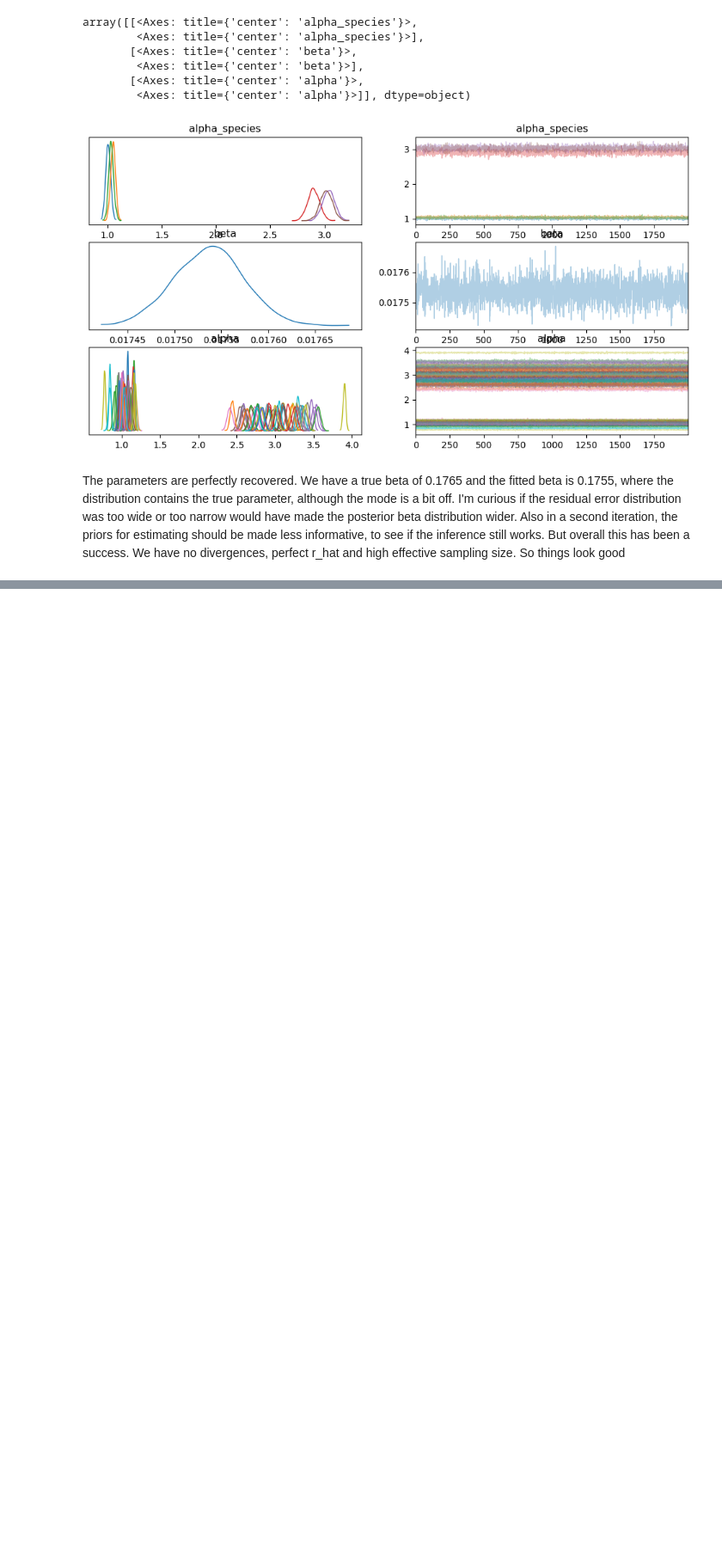
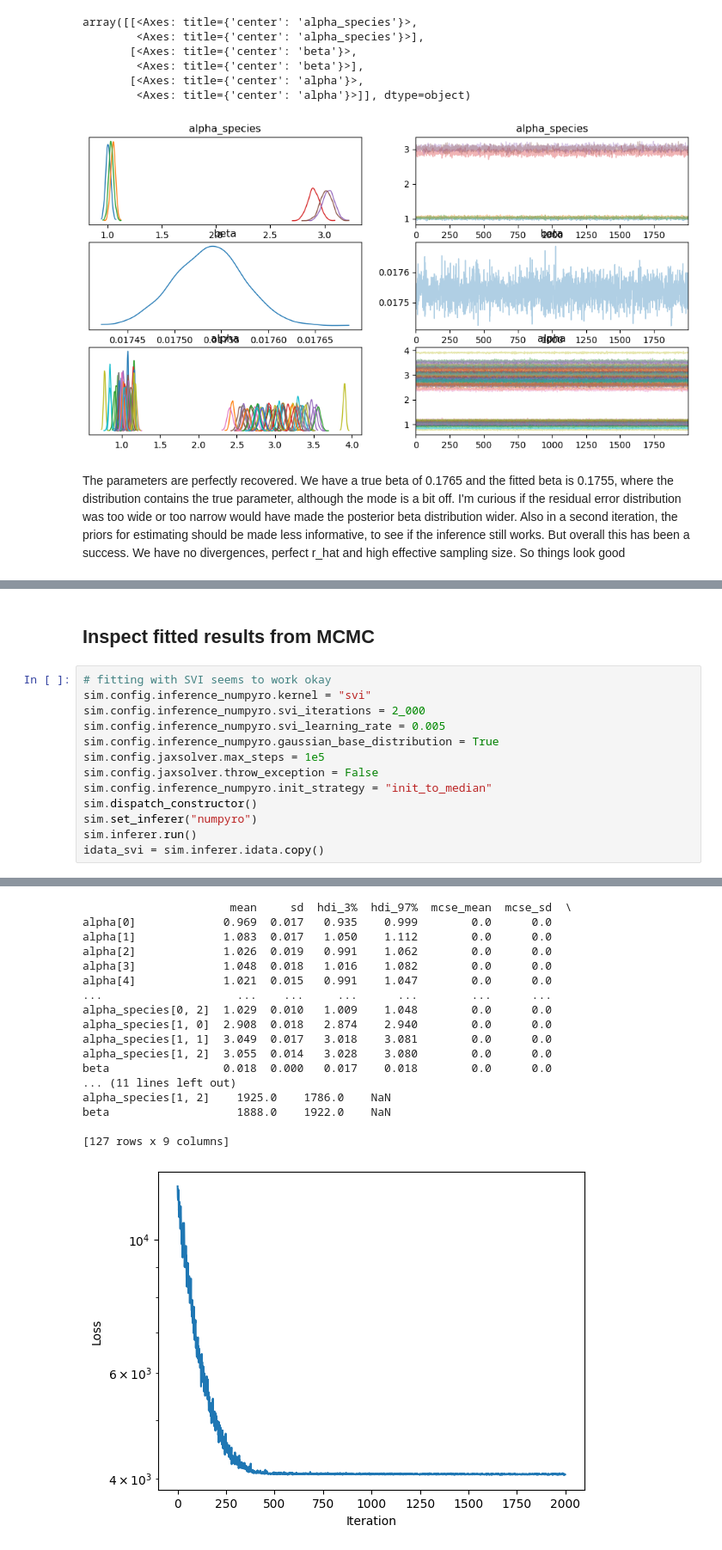
Before and after one commit to flo-schu/pymob, a Jupyter notebook: case_studies/test_case_study/scripts/hierarchical_model.ipynb, the cells around one changed output, grey strips where cells are left out. Shown: that part at 86% size. Drawn from its saved outputs; the diff is of its cells as text; blank space fills up the shorter version.

```diff
--- a/case_studies/test_case_study/scripts/hierarchical_model.ipynb
+++ b/case_studies/test_case_study/scripts/hierarchical_model.ipynb
@@ -333,0 +305,16 @@ Inference data with groups:
+# %% [markdown]
+## Inspect fitted results from MCMC
+# %%
+# fitting with SVI seems to work okay
+sim.config.inference_numpyro.kernel = "svi"
+sim.config.inference_numpyro.svi_iterations = 2_000
+sim.config.inference_numpyro.svi_learning_rate = 0.005
+sim.config.inference_numpyro.gaussian_base_distribution = True
+sim.config.jaxsolver.max_steps = 1e5
+sim.config.jaxsolver.throw_exception = False
+sim.config.inference_numpyro.init_strategy = "init_to_median"
+sim.dispatch_constructor()
+sim.set_inferer("numpyro")
+sim.inferer.run()
+idata_svi = sim.inferer.idata.copy()
+# %% [output]
@@ -333,0 +335,18 @@ Inference data with groups:
+                      mean     sd  hdi_3%  hdi_97%  mcse_mean  mcse_sd  \
+alpha[0]             0.969  0.017   0.935    0.999        0.0      0.0
+alpha[1]             1.083  0.017   1.050    1.112        0.0      0.0
+alpha[2]             1.026  0.019   0.991    1.062        0.0      0.0
+alpha[3]             1.048  0.018   1.016    1.082        0.0      0.0
+alpha[4]             1.021  0.015   0.991    1.047        0.0      0.0
+...                    ...    ...     ...      ...        ...      ...
+alpha_species[0, 2]  1.029  0.010   1.009    1.048        0.0      0.0
+alpha_species[1, 0]  2.908  0.018   2.874    2.940        0.0      0.0
+alpha_species[1, 1]  3.049  0.017   3.018    3.081        0.0      0.0
+alpha_species[1, 2]  3.055  0.014   3.028    3.080        0.0      0.0
+beta                 0.018  0.000   0.017    0.018        0.0      0.0
+... (11 lines left out)
+alpha_species[1, 2]    1925.0    1786.0    NaN
+beta                   1888.0    1922.0    NaN
+
+[127 rows x 9 columns]
+[figure, added]
```
Also changed, not shown: parts of 10 cells of this notebook.
